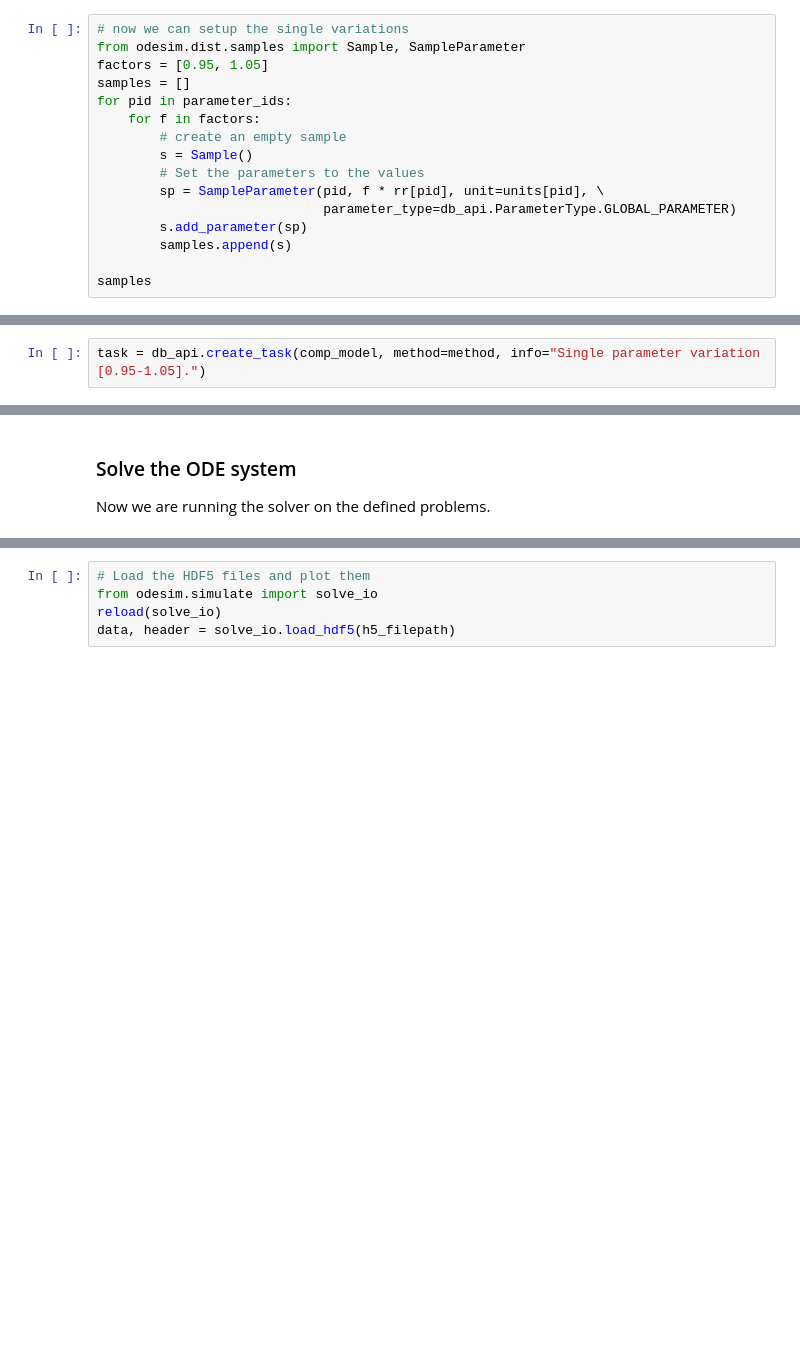
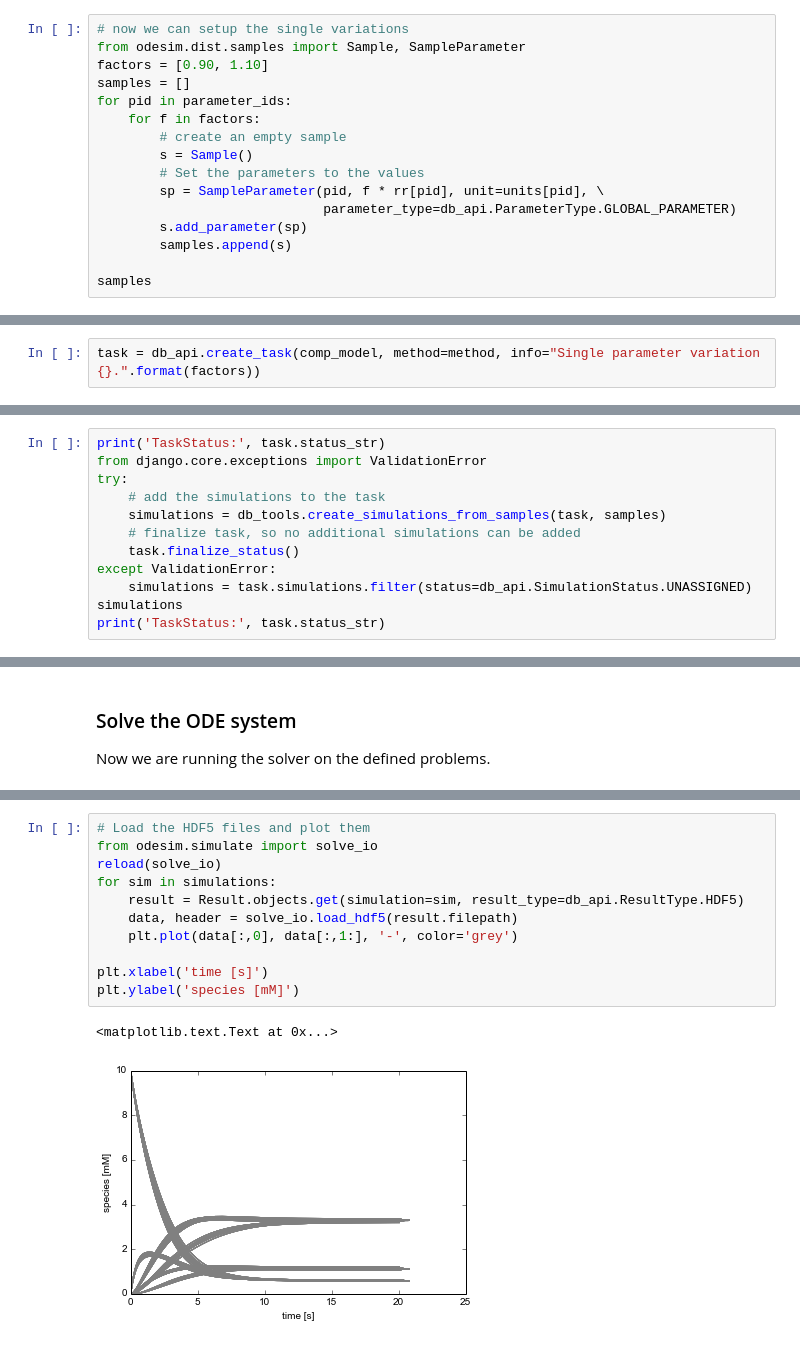
Before and after one commit to jingyayeah/multiscale-galactose, a Jupyter notebook: python/simulator/odesim/examples/02_parameter_sensitivity.ipynb, the cells around one changed output, grey strips where cells are left out. Saved outputs shown, nothing was run; the diff lists cells and outputs as text; blank space fills up the shorter version.

Commit message:
Fixing bugs and better handling of tasks with multiple simulations

```diff
--- a/python/simulator/odesim/examples/02_parameter_sensitivity.ipynb
+++ b/python/simulator/odesim/examples/02_parameter_sensitivity.ipynb
@@ -98,7 +100,7 @@ values
 # %%
 # now we can setup the single variations
 from odesim.dist.samples import Sample, SampleParameter
-factors = [0.95, 1.05]
+factors = [0.90, 1.10]
 samples = []
 for pid in parameter_ids:
     for f in factors:
@@ -152,4 +154,4 @@ STIFF = True
 # %%
 method = db_api.create_method(method_type=db_api.MethodType.ODE, settings=settings)
 # %%
-task = db_api.create_task(comp_model, method=method, info="Single parameter variation [0.95-1.05].")
+task = db_api.create_task(comp_model, method=method, info="Single parameter variation {}.".format(factors))
@@ -178,0 +158,12 @@ simulations
+# %%
+print('TaskStatus:', task.status_str)
+from django.core.exceptions import ValidationError
+try:
+    # add the simulations to the task
+    simulations = db_tools.create_simulations_from_samples(task, samples)
+    # finalize task, so no additional simulations can be added
+    task.finalize_status()
+except ValidationError:
+    simulations = task.simulations.filter(status=db_api.SimulationStatus.UNASSIGNED)
+simulations
+print('TaskStatus:', task.status_str)
@@ -214,5 +210,14 @@ NameError: name 'plt' is not defined
 # %%
 # Load the HDF5 files and plot them
 from odesim.simulate import solve_io
 reload(solve_io)
-data, header = solve_io.load_hdf5(h5_filepath)
+for sim in simulations:
+    result = Result.objects.get(simulation=sim, result_type=db_api.ResultType.HDF5)
+    data, header = solve_io.load_hdf5(result.filepath)
+    plt.plot(data[:,0], data[:,1:], '-', color='grey')
+
+plt.xlabel('time [s]')
+plt.ylabel('species [mM]')
+# %% [output]
+<matplotlib.text.Text at 0x...>
+[figure, added]
```
Also changed, not shown: parts of 17 cells of this notebook, 23 other files.
